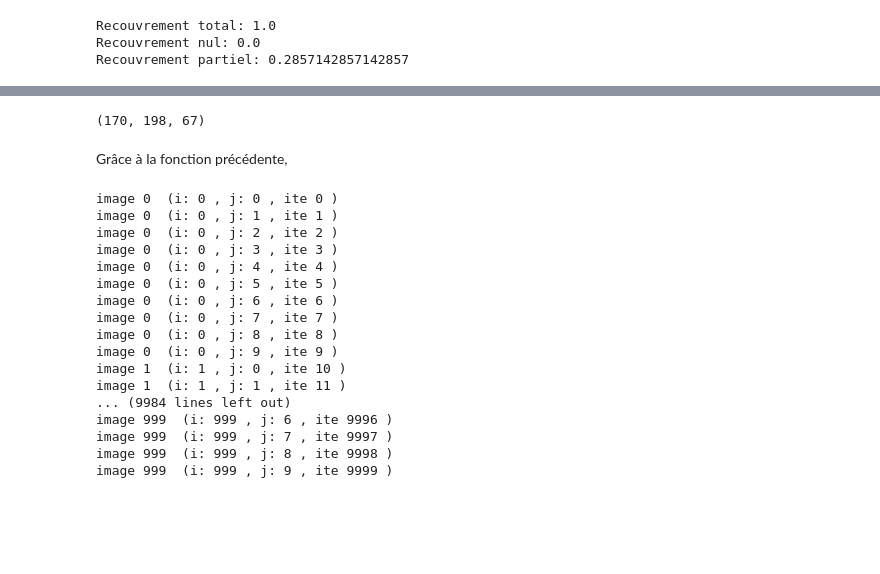
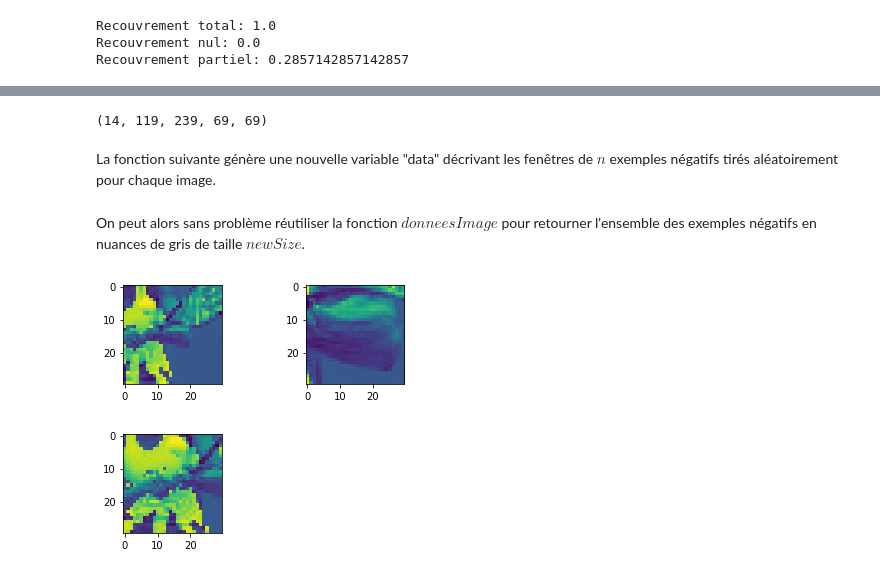
Before and after one commit to guillaumejounel/Face-detection, a Jupyter notebook: Projet - détection de visage.ipynb, the cells around one changed output, grey strips where cells are left out. Drawn from its saved outputs; the diff is of its cells as text; code cells hidden in the pictures; blank space fills up the shorter version.

```diff
--- a/Projet - détection de visage.ipynb
+++ b/Projet - détection de visage.ipynb
@@ -101,13 +101,13 @@ plt.show()
 # %% [markdown]
 Grâce à la fonction précédente, nous obtenons nos exemples positifs d'apprentissage. La fonction suivante retourne l'ensemble des exemples positifs en noir et blanc (cela allège la quantité de données en la divisant par trois, la composante couleur n'étant pas prise en compte dans notre analyse).
 # %%
-def donnesImages(data, pathTrain, newsize):
+def donneesImages(data, pathTrain, newsize):
     images = np.zeros((len(data),newsize,newsize))
     for i in range(len(data)):
-        images[i] = color.rgb2gray(cropImage(i+1, data, pathTrain, newsize))
+        images[i] = color.rgb2gray(cropImage(i, data, pathTrain, newsize))
     return images
 
-exemplesPositifs = donnesImages(dataPositif, pathTrain, newSize)
+exemplesPositifs = donneesImages(dataPositif, pathTrain, newSize)
 fig,ax = plt.subplots(1)
 ax.imshow(exemplesPositifs[13])
 plt.show()
@@ -149,39 +149,40 @@ def negatifRandom(data,pathTrain,newsize,n):
         y = int(np.random.uniform(low=0, high=h-taille))
         # Test du score de recouvrement de la fenêtre
         if recouvrement(x1,y1,w1,h1,x,y,taille,taille) < 0.5:
-            return x, y, taille
+            return n, x, y, taille, taille
 
 print(negatifRandom(data,pathTrain,newSize,14))
 # %% [output]
-(170, 198, 67)
+(14, 119, 239, 69, 69)
-# %% [markdown]
-Grâce à la fonction précédente,
+# %% [markdown]
+La fonction suivante génère une nouvelle variable "data" décrivant les fenêtres de $n$ exemples négatifs tirés aléatoirement pour chaque image.
 # %%
 def exemplesNegatifs(n, data, pathTrain, newsize):
-    images = np.zeros((len(data)*n,newsize,newsize))
+    newData = np.zeros((len(data)*n, 5))
     # Pour chaque image
     for i in range(len(data)):
         # On cherche n exemples négatifs
         for j in range(n):
-            print("image",i, " (i:",i,", j:",j,", ite",(i*n) +j,")")
-    return images
+            newData[i*n+j,:] = negatifRandom(data,pathTrain,newsize,i+1)
+    return newData
 
-exNeg = exemplesNegatifs(10, data, pathTrain, newSize)
+dataNegatif = exemplesNegatifs(10, data, pathTrain, newSize)
-# %% [output]
-image 0  (i: 0 , j: 0 , ite 0 )
-image 0  (i: 0 , j: 1 , ite 1 )
-image 0  (i: 0 , j: 2 , ite 2 )
-image 0  (i: 0 , j: 3 , ite 3 )
-image 0  (i: 0 , j: 4 , ite 4 )
-image 0  (i: 0 , j: 5 , ite 5 )
-image 0  (i: 0 , j: 6 , ite 6 )
-image 0  (i: 0 , j: 7 , ite 7 )
-image 0  (i: 0 , j: 8 , ite 8 )
-image 0  (i: 0 , j: 9 , ite 9 )
-image 1  (i: 1 , j: 0 , ite 10 )
-image 1  (i: 1 , j: 1 , ite 11 )
-... (9984 lines left out)
-image 999  (i: 999 , j: 6 , ite 9996 )
-image 999  (i: 999 , j: 7 , ite 9997 )
-image 999  (i: 999 , j: 8 , ite 9998 )
-image 999  (i: 999 , j: 9 , ite 9999 )
+# %% [markdown]
+On peut alors sans problème réutiliser la fonction $donneesImage$ pour retourner l'ensemble des exemples négatifs en nuances de gris de taille $newSize$.
+# %%
+exemplesNegatifs = donneesImages(dataNegatif, pathTrain, newSize)
+# %%
+plt.figure(1)
+plt.subplot(221)
+plt.imshow(exemplesNegatifs[13])
+
+plt.subplot(222)
+plt.imshow(exemplesNegatifs[14])
+plt.show()
+
+plt.subplot(223)
+plt.imshow(exemplesNegatifs[15])
+plt.show()
+# %% [output]
+[figure, added]
+[figure, added]
```
Also changed, not shown: parts of 3 cells of this notebook, 1 other file.
